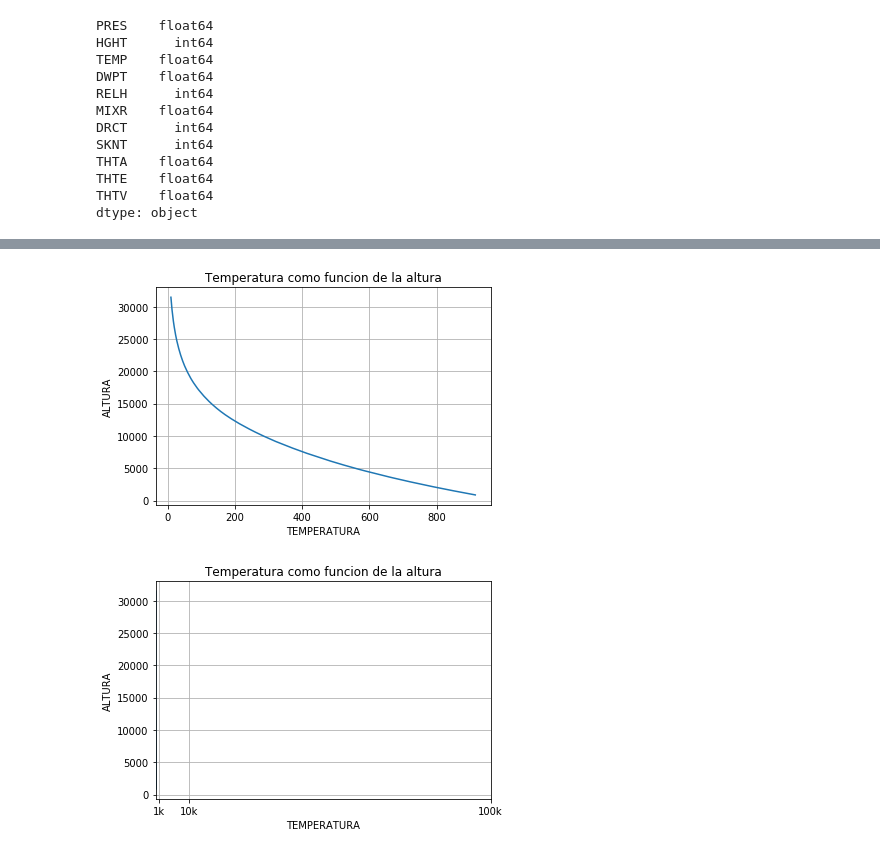
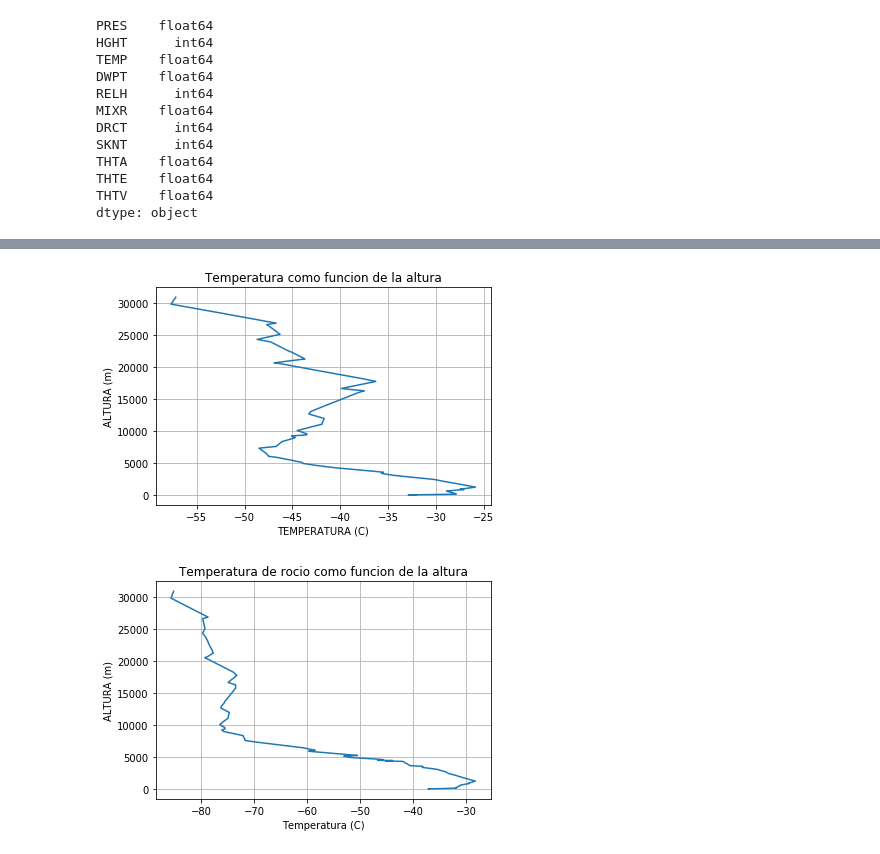
Before and after one commit to Aaron161093/Computacional1, a Jupyter notebook: Actividad3/Actividad3.ipynb, the cells around one changed output, grey strips where cells are left out. Saved outputs shown, nothing was run; the diff lists cells and outputs as text; code cells hidden in the pictures.

```diff
--- a/Actividad3/Actividad3.ipynb
+++ b/Actividad3/Actividad3.ipynb
@@ -3,7 +3,7 @@ import pandas as pd
 import numpy as np
 import matplotlib.pyplot as plt
 # %%
-df0 = pd.read_csv('wyoming.txt' , skiprows=2, sep='\s+')
+df0 = pd.read_csv('71926d.txt' , skiprows=2, sep='\s+')
 # %%
 df0
 # %% [output]
@@ -45,36 +62,34 @@ dtype: object
 # %%
-x = df0.PRES
+x = df0.TEMP
 y = df0.HGHT
 
 plt.figure()
 plt.plot(x, y)
 
-plt.xlabel('TEMPERATURA')
-plt.ylabel('ALTURA')
+plt.xlabel('TEMPERATURA (C)')
+plt.ylabel('ALTURA (m)')
 
 plt.title('Temperatura como funcion de la altura')
 
 plt.grid(True)
 
 plt.show()
 # %% [output]
-[figure, old version]
+[figure, new version]
 # %%
-x = df0.TEMP
+x = df0.DWPT
 y = df0.HGHT
 
 plt.figure()
 plt.plot(x, y)
 
-plt.xticks([1000,10000,100000], ['1k','10k','100k'])
+plt.xlabel('Temperatura (C)')
+plt.ylabel('ALTURA (m)')
 
-plt.xlabel('TEMPERATURA')
-plt.ylabel('ALTURA')
-
-plt.title('Temperatura como funcion de la altura')
+plt.title('Temperatura de rocio como funcion de la altura')
 
 plt.grid(True)
 
 plt.show()
 # %% [output]
-[figure, old version]
+[figure, new version]
```
Also changed, not shown: parts of 4 cells of this notebook, 14 other files.
